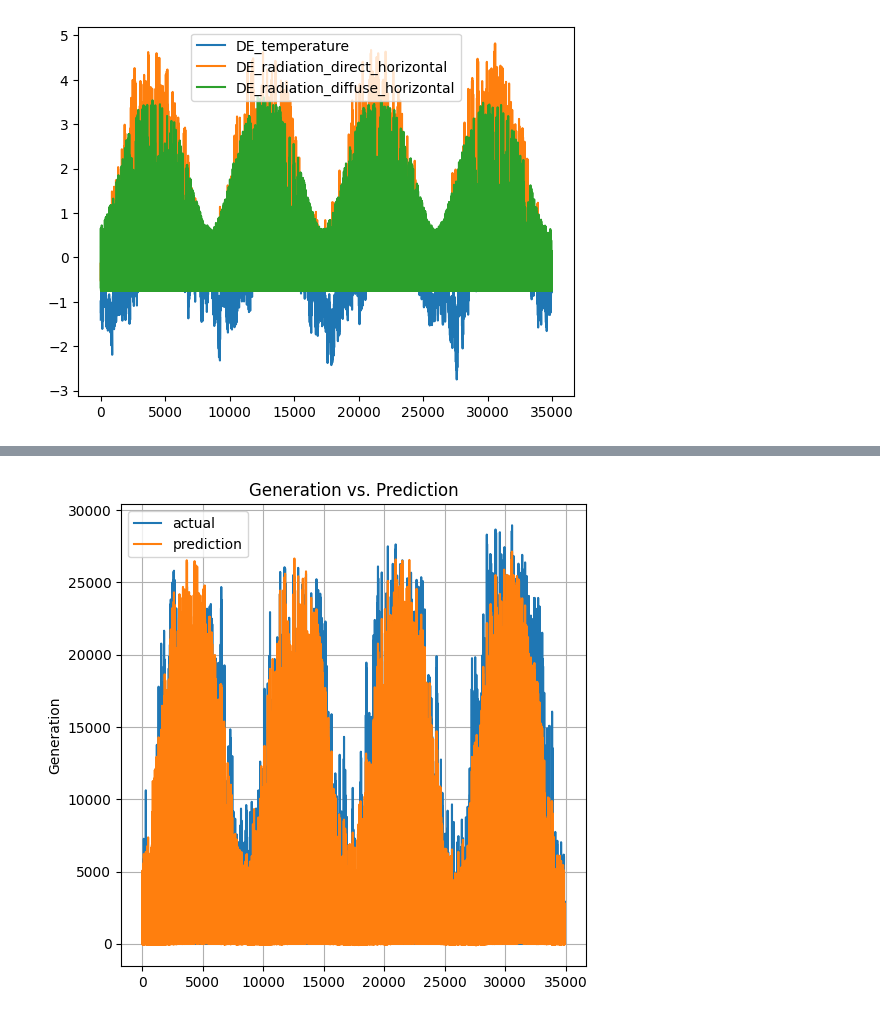
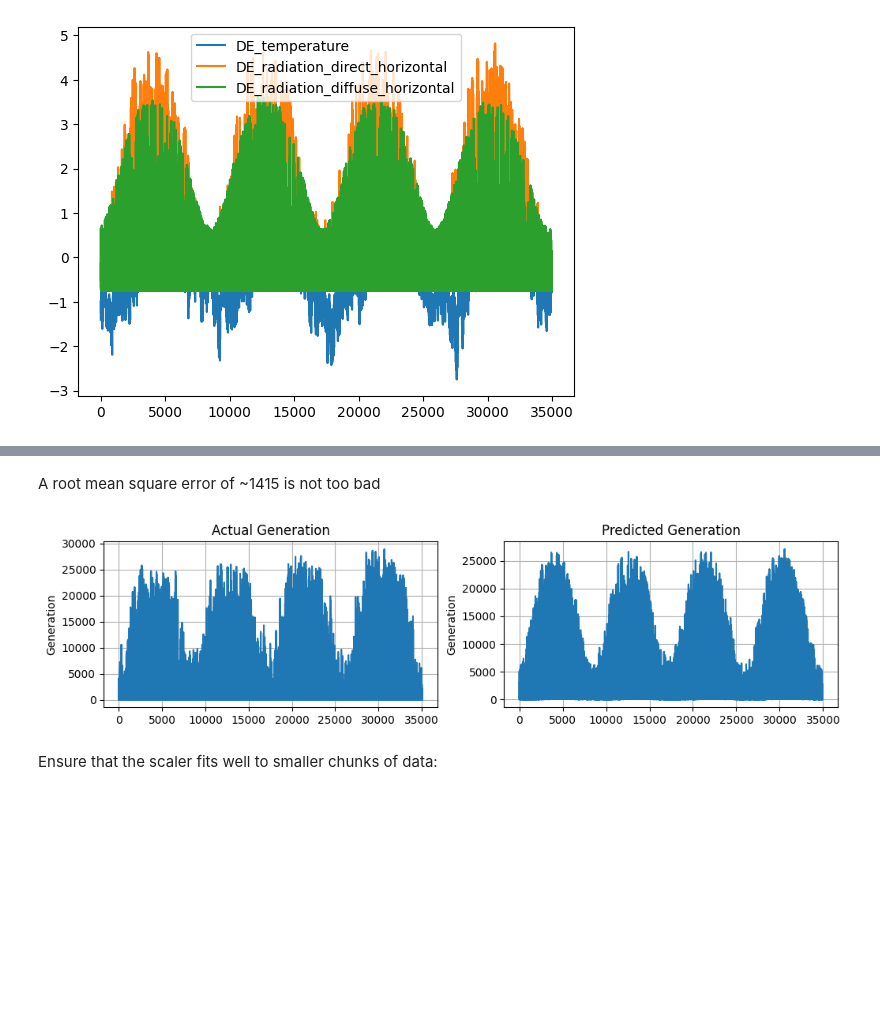
Before and after one commit to M0r13n/ml-playground, a Jupyter notebook: energy_weather/EnergyWeather.ipynb, the cells around one changed output, grey strips where cells are left out. Cells and saved outputs as stored; diff of their text form; code cells hidden in the pictures; blank space fills up the shorter version.

```diff
--- a/energy_weather/EnergyWeather.ipynb
+++ b/energy_weather/EnergyWeather.ipynb
@@ -299,10 +303,14 @@ num_pipeline = Pipeline(steps=[
     ('std_scaler', StandardScaler())
 ])
 
-weather_num_std_scaled = num_pipeline.fit_transform(weather_data)
+# Fit the pipeline to the training data
+num_pipeline.fit(weather_data)
+
+# Transform the values
+weather_num_std_scaled = num_pipeline.transform(weather_data)
 
 # The scaler returns a np.array, which needs to be converted back into a dataframe for pretty charts.
-scaled_df = pd.DataFrame(data=weather_num_std_scaled, columns=weather_num.columns)
+scaled_df = pd.DataFrame(data=weather_num_std_scaled, columns=weather_data.columns)
 scaled_df.plot()
 # %% [output]
 <Axes: >
@@ -312,21 +324,16 @@ import numpy as np
 from sklearn.linear_model import LinearRegression
 from sklearn.metrics import mean_squared_error
 
+# Use the scaled numerical values
 solar_predictors = weather_num_std_scaled
 
+# Actual model
 lin_reg = LinearRegression()
 lin_reg.fit(solar_predictors, solar_labels)
 
-some_data = weather_training_df.iloc[3720:3735]
-some_data = some_data.drop('utc_timestamp', axis=1)
-some_labels = solar_generation_labels.iloc[3720:3735]
-some_prepared_data = num_pipeline.fit_transform(some_data)
-
-print('The model predicted:', lin_reg.predict(some_prepared_data))
-print('The acutal data:', some_labels)
-
-preds = lin_reg.predict(weather_predictors)
-lin_mse = mean_squared_error(solar_labels, preds)
+# Calculate the RMSE to check its accuracy
+predictions = lin_reg.predict(solar_predictors)
+lin_mse = mean_squared_error(solar_labels, predictions)
 lin_rmse = np.sqrt(lin_mse)
 lin_rmse
 # %% [output]
@@ -351,14 +341,20 @@ The model predicted: [[ 4149.25007508]
-# %%
-plt.figure(figsize=(6, 6))
-
-ax = plt.gca()
-
-plt.title('Generation vs. Prediction')
-plt.plot(solar_labels, label='actual')
-plt.plot(preds, label='prediction')
-plt.ylabel('Generation')
-plt.grid(True)
-plt.legend()
-plt.show()
-# %% [output]
-[figure, removed]
+# %% [markdown]
+A root mean square error of ~1415 is not too bad
+# %%
+plt.figure(figsize=(12, 6))
+
+plt.subplot(2, 2, 1)
+plt.title('Actual Generation')
+plt.plot(solar_labels, label='actual')
+plt.ylabel('Generation')
+plt.grid(True)
+
+plt.subplot(2, 2, 2)
+plt.title('Predicted Generation')
+plt.plot(predictions, label='prediction')
+plt.ylabel('Generation')
+plt.grid(True)
+# %% [output]
+[figure, added]
+# %% [markdown]
+Ensure that the scaler fits well to smaller chunks of data:
```
Also changed, not shown: parts of 4 cells of this notebook.
